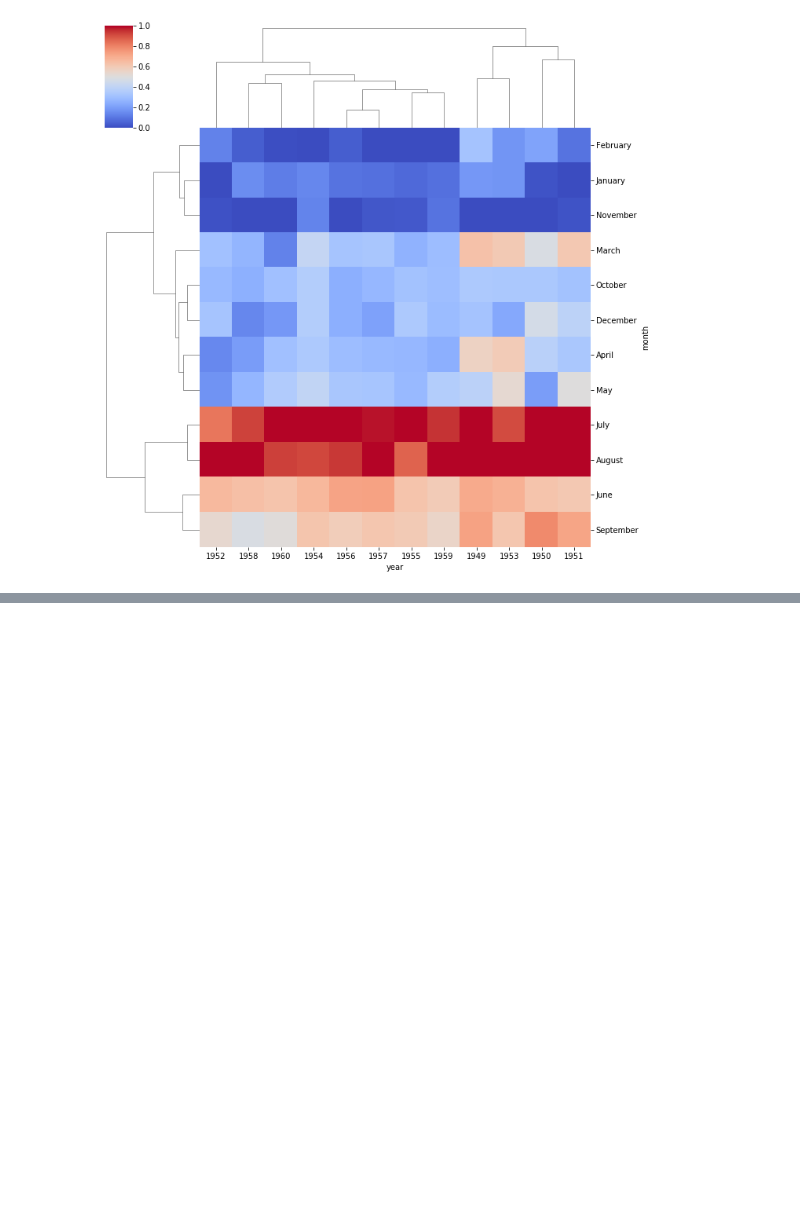
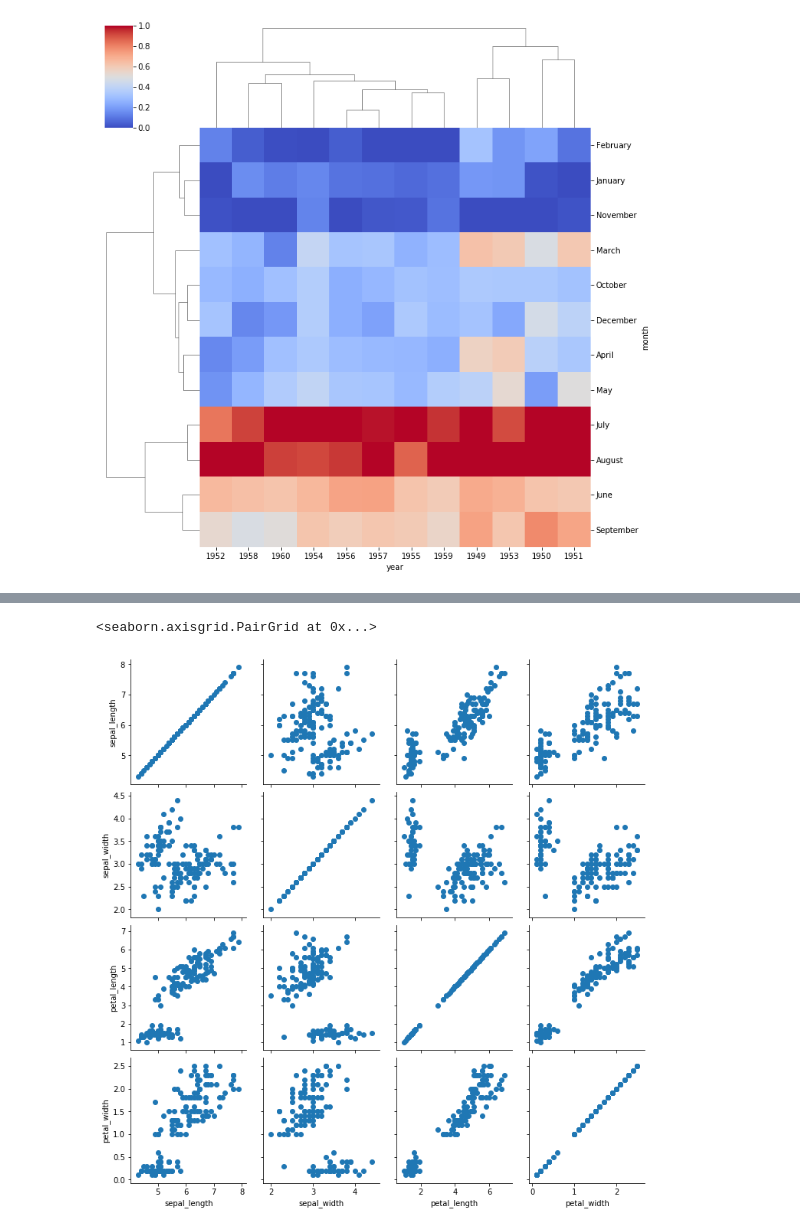
Before and after one commit to artiomtrush/Data-Science-and-Machine-learning, a Jupyter notebook: Seaborn_ALL.ipynb, the cells around one changed output, grey strips where cells are left out. Drawn from its saved outputs; the diff is of its cells as text; code cells hidden in the pictures; blank space fills up the shorter version.

```diff
--- a/Seaborn_ALL.ipynb
+++ b/Seaborn_ALL.ipynb
@@ -296,0 +333,6 @@ sns.clustermap(flights_pivot, cmap='coolwarm',
+# %%
+grib = sns.PairGrid(iris)
+grib.map(plt.scatter)
+# %% [output]
+<seaborn.axisgrid.PairGrid at 0x...>
+[figure, added]
```
Also changed, not shown: parts of 11 cells of this notebook, 1 other file.
